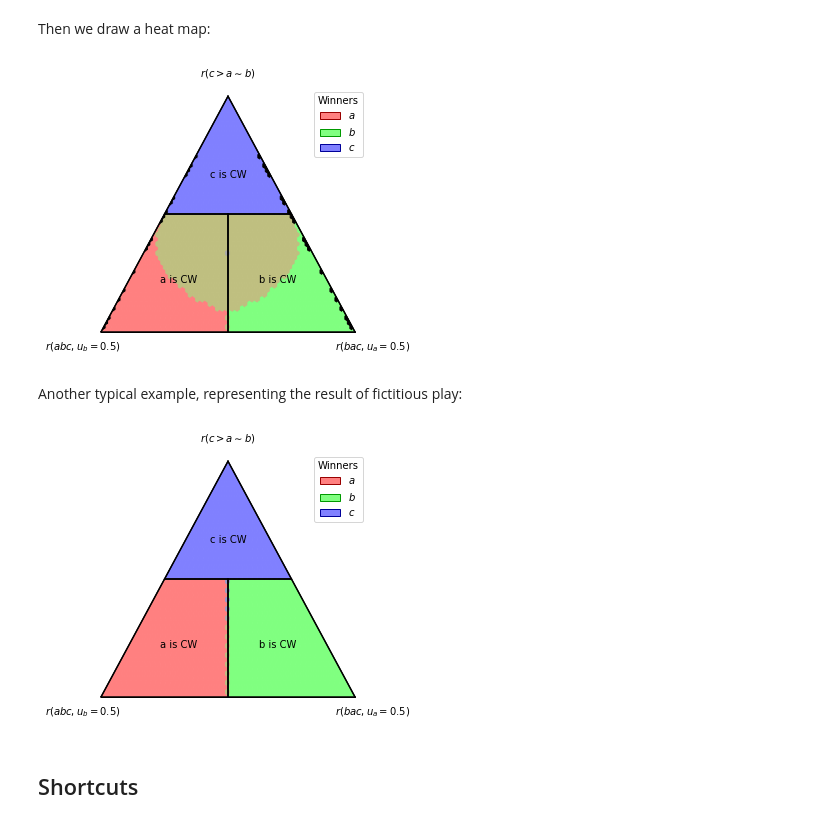
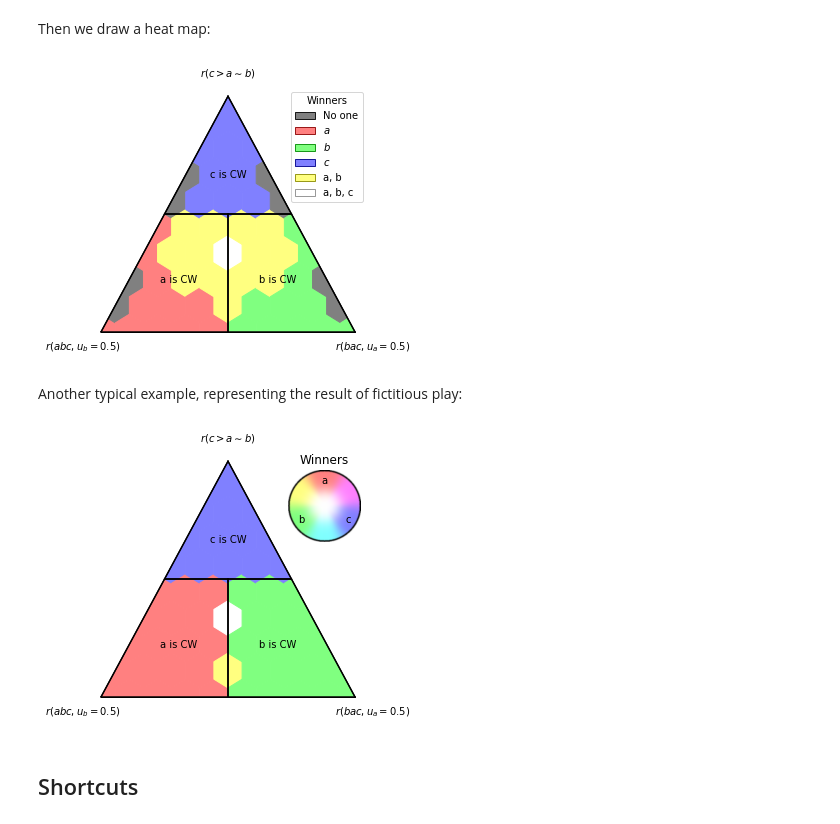
Before and after one commit to francois-durand/poisson_approval, a Jupyter notebook: docs/tutorials/tutorial_ternary_plots.ipynb, the cells around one changed output. Drawn from its saved outputs; the diff is of its cells as text; code cells hidden in the pictures.

```diff
--- a/docs/tutorials/tutorial_ternary_plots.ipynb
+++ b/docs/tutorials/tutorial_ternary_plots.ipynb
@@ -23,4 +23,6 @@ def n_equilibria_ordinal(right, top, left):
     return len(profile.analyzed_strategies_ordinal.equilibria)
 # %% [markdown]
 Then we draw a heat map:
+# %%
+SCALE = 9
 # %%
@@ -44,15 +46,15 @@ def winners_at_equilibrium_ordinal(right, top, left):
 # %% [markdown]
 Then we draw a heat map:
 # %%
-figure, tax = pa.ternary_figure(scale=51)
+figure, tax = pa.ternary_figure(scale=SCALE)
 tax.heatmap_candidates(winners_at_equilibrium_ordinal,
                        left_label='$r(abc, u_b = 0.5)$',
                        right_label='$r(bac, u_a = 0.5)$',
                        top_label='$r(c>a\sim b)$',
-                       legend_title='Winners')
+                       legend_title='Winners', legend_style='color_patches')
 tax.annotate_condorcet(left_order='abc', right_order='bac', top_order='c>a~b')
 # %% [output]
-[figure, old version]
+[figure, new version]
 # %% [markdown]
 Another typical example, representing the result of fictitious play:
 # %%
@@ -69,15 +71,16 @@ def winning_frequencies(right, top, left):
                                       ballot_update_ratio=pa.one_over_log_t_plus_two)
     return pa.d_candidate_value_to_array(results['d_candidate_winning_frequency'])
 # %%
-figure, tax = pa.ternary_figure(scale=51)
+figure, tax = pa.ternary_figure(scale=SCALE)
 tax.heatmap_candidates(winning_frequencies,
                        left_label='$r(abc, u_b = 0.5)$',
                        right_label='$r(bac, u_a = 0.5)$',
                        top_label='$r(c>a\sim b)$',
-                       legend_title='Winners')
+                       legend_title='Winners',
+                       legend_style='palette')
 tax.annotate_condorcet(left_order='abc', right_order='bac', top_order='c>a~b')
 # %% [output]
-[figure, old version]
+[figure, new version]
 # %% [markdown]
 ## Shortcuts
 # %% [markdown]
```
Also changed, not shown: parts of 4 cells of this notebook, 8 other files.
